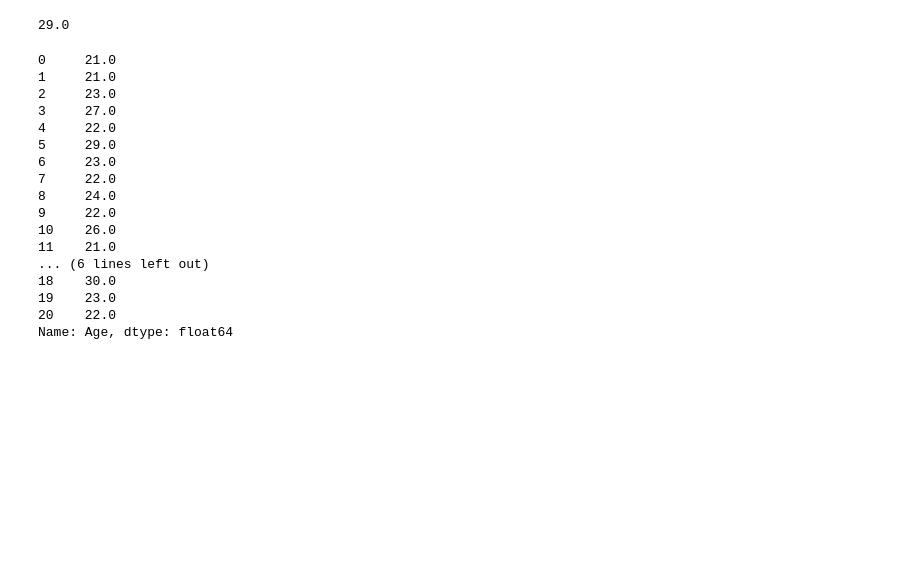
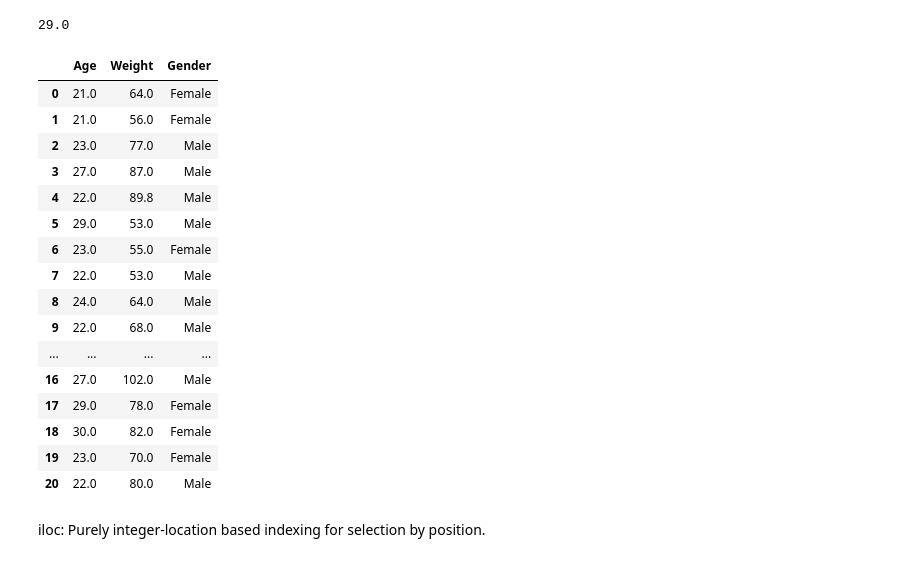
Before and after one commit to Nevin100/Pandas-PlayGround, a Jupyter notebook: Pandas.ipynb, the cells around one changed output. Cells and saved outputs as stored; diff of their text form; code cells hidden in the pictures; blank space fills up the shorter version.

```diff
--- a/Pandas.ipynb
+++ b/Pandas.ipynb
@@ -153,22 +153,24 @@ obesity_data.loc[5, "Age"] #--> (row-index, "colunm_name")
 # %% [output]
 29.0
 # %%
-obesity_data.loc[0:20, "Age"] #--> (row [start_index, end_index]-index, "colunm_name")
+obesity_data.loc[0:20, ["Age","Weight","Gender"]] #--> (row [start_index, end_index]-index, ["colunm_names"]) {Slicing rows and multiple cols}
 # %% [output]
-0     21.0
-1     21.0
-2     23.0
-3     27.0
-4     22.0
-5     29.0
-6     23.0
-7     22.0
-8     24.0
-9     22.0
-10    26.0
-11    21.0
-... (6 lines left out)
-18    30.0
-19    23.0
-20    22.0
-Name: Age, dtype: float64
+|  | Age | Weight | Gender |
+| 0 | 21.0 | 64.0 | Female |
+| 1 | 21.0 | 56.0 | Female |
+| 2 | 23.0 | 77.0 | Male |
+| 3 | 27.0 | 87.0 | Male |
+| 4 | 22.0 | 89.8 | Male |
+| 5 | 29.0 | 53.0 | Male |
+| 6 | 23.0 | 55.0 | Female |
+| 7 | 22.0 | 53.0 | Male |
+| 8 | 24.0 | 64.0 | Male |
+| 9 | 22.0 | 68.0 | Male |
+| ... | ... | ... | ... |
+| 16 | 27.0 | 102.0 | Male |
+| 17 | 29.0 | 78.0 | Female |
+| 18 | 30.0 | 82.0 | Female |
+| 19 | 23.0 | 70.0 | Female |
+| 20 | 22.0 | 80.0 | Male |
+# %% [markdown]
+iloc: Purely integer-location based indexing for selection by position.
```
Also changed, not shown: parts of 7 cells of this notebook.
